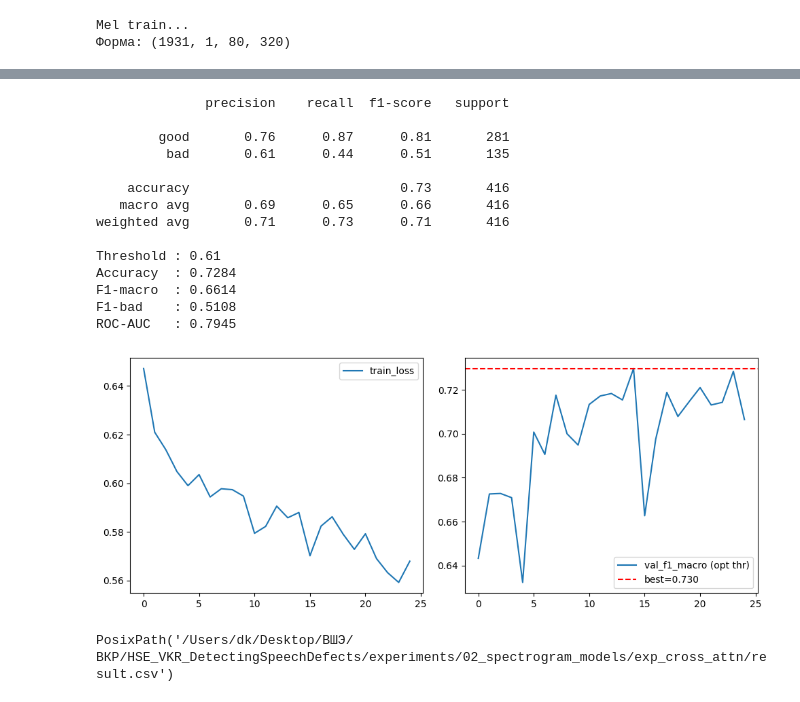
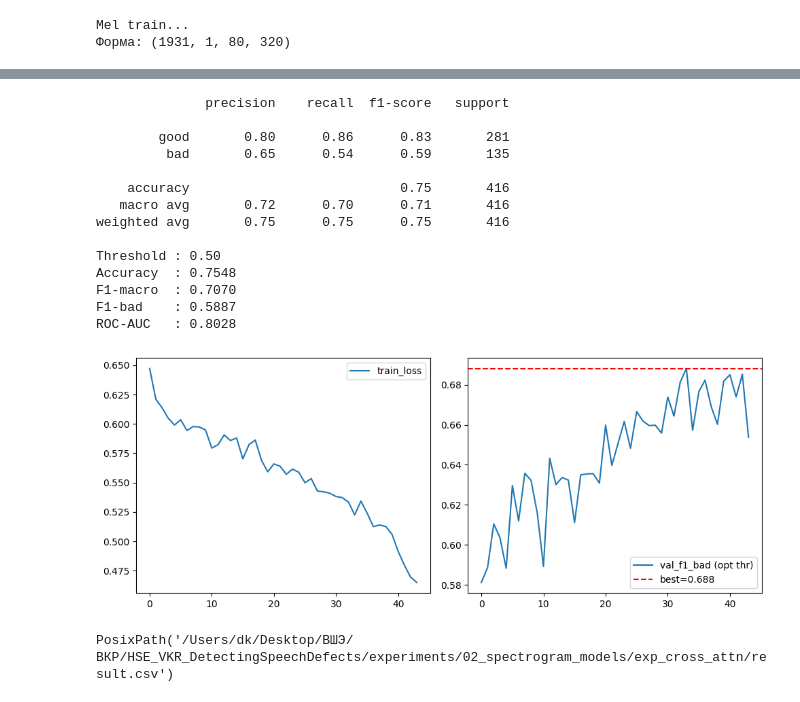
Before and after one commit to dkzmn/HSE_VKR_DetectingSpeechDefects, a Jupyter notebook: experiments/02_spectrogram_models/exp_cross_attn/notebook.ipynb, the cells around one changed output, grey strips where cells are left out. Drawn from its saved outputs; the diff is of its cells as text; code cells hidden in the pictures.

```diff
--- a/experiments/02_spectrogram_models/exp_cross_attn/notebook.ipynb
+++ b/experiments/02_spectrogram_models/exp_cross_attn/notebook.ipynb
@@ -136,14 +136,15 @@ for epoch in range(N_EPOCHS):
 
     val_proba, val_true = eval_loader(val_loader)
     thr = find_optimal_threshold(val_true, val_proba)
-    val_f1 = _f1(val_true, (val_proba >= thr).astype(int), average="macro")
+    val_f1 = _f1(val_true, (val_proba >= thr).astype(int),
+                 pos_label=config.CLASS_BAD, average="binary")
     val_f1s.append(val_f1)
 
     if val_f1 > best_f1:
         best_f1 = val_f1
         train_utils.save_best_checkpoint(model, best_ckpt)
     scheduler.step(val_f1)
-    print(f"Epoch {epoch+1}/{N_EPOCHS}  loss={train_loss:.4f}  val_f1={val_f1:.4f}  thr={thr:.2f}")
+    print(f"Epoch {epoch+1}/{N_EPOCHS}  loss={train_loss:.4f}  val_f1_bad={val_f1:.4f}  thr={thr:.2f}")
     if early_stopping.step(val_f1):
         print(f"Early stopping на эпохе {epoch+1}")
         break
@@ -178,44 +179,44 @@ test_metrics = evaluate(test_true, test_proba, threshold=optimal_threshold, verb
 pd.DataFrame({
     "path":    paths_test,
     "y_true":  test_true,
     "y_pred":  (test_proba >= optimal_threshold).astype(int),
     "y_proba": test_proba,
 }).to_csv(exp_dir / "test_predictions.csv", index=False)
 
 fig, axes = plt.subplots(1, 2, figsize=(10, 4))
 axes[0].plot(train_losses, label="train_loss"); axes[0].legend()
-axes[1].plot(val_f1s, label="val_f1_macro (opt thr)")
+axes[1].plot(val_f1s, label="val_f1_bad (opt thr)")
 axes[1].axhline(best_f1, color="r", linestyle="--", label=f"best={best_f1:.3f}"); axes[1].legend()
 plt.tight_layout()
 fig.savefig(exp_dir / "training_curves.png", dpi=120)
 plt.show()
 
 save_result_csv(
     exp_dir=exp_dir, experiment_id="exp_cross_attn",
     experiment_name="CNN-BiLSTM + Cross-Attention + SpecAugment",
     accuracy=test_metrics["accuracy"], f1_macro=test_metrics["f1_macro"],
     f1_bad=test_metrics["f1_bad"],     roc_auc=test_metrics["roc_auc"],
     precision_bad=test_metrics["precision_bad"], recall_bad=test_metrics["recall_bad"],
     threshold=test_metrics["threshold"],
     embed_dim=128,
     embed_dim_note="CNN  BiLSTM(64)  cross-attention, kv_dim=128 (2×LSTM_H)  fc",
-    notes=f"SpecAugment + test | thr={optimal_threshold:.2f} | d_model={D_MODEL} lstm_h={LSTM_H} | ckpt by val_f1(opt_thr)",
+    notes=f"SpecAugment + test | thr={optimal_threshold:.2f} | d_model={D_MODEL} lstm_h={LSTM_H} | ckpt by val_f1_bad(opt_thr)",
     num_params=n_params, train_time_sec=train_time_sec,
 )
 # %% [output]
               precision    recall  f1-score   support
 
-        good       0.76      0.87      0.81       281
-         bad       0.61      0.44      0.51       135
+        good       0.80      0.86      0.83       281
+         bad       0.65      0.54      0.59       135
 
-    accuracy                           0.73       416
-   macro avg       0.69      0.65      0.66       416
-weighted avg       0.71      0.73      0.71       416
+    accuracy                           0.75       416
+   macro avg       0.72      0.70      0.71       416
+weighted avg       0.75      0.75      0.75       416
 
-Threshold : 0.61
-Accuracy  : 0.7284
-F1-macro  : 0.6614
-F1-bad    : 0.5108
-ROC-AUC   : 0.7945
+Threshold : 0.50
+Accuracy  : 0.7548
+F1-macro  : 0.7070
+F1-bad    : 0.5887
+ROC-AUC   : 0.8028
-[figure, old version]
+[figure, new version]
 PosixPath('/Users/dk/Desktop/ВШЭ/ВКР/HSE_VKR_DetectingSpeechDefects/experiments/02_spectrogram_models/exp_cross_attn/result.csv')
```
Also changed, not shown: parts of 1 cell of this notebook, 17 other files.
